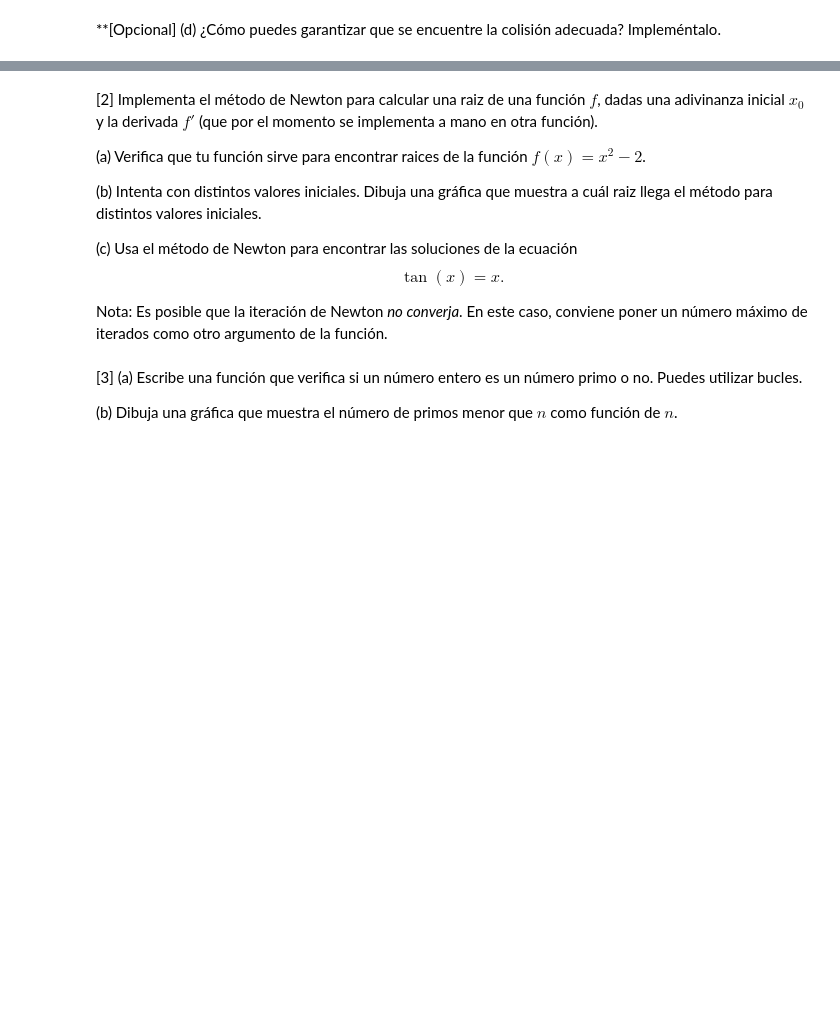
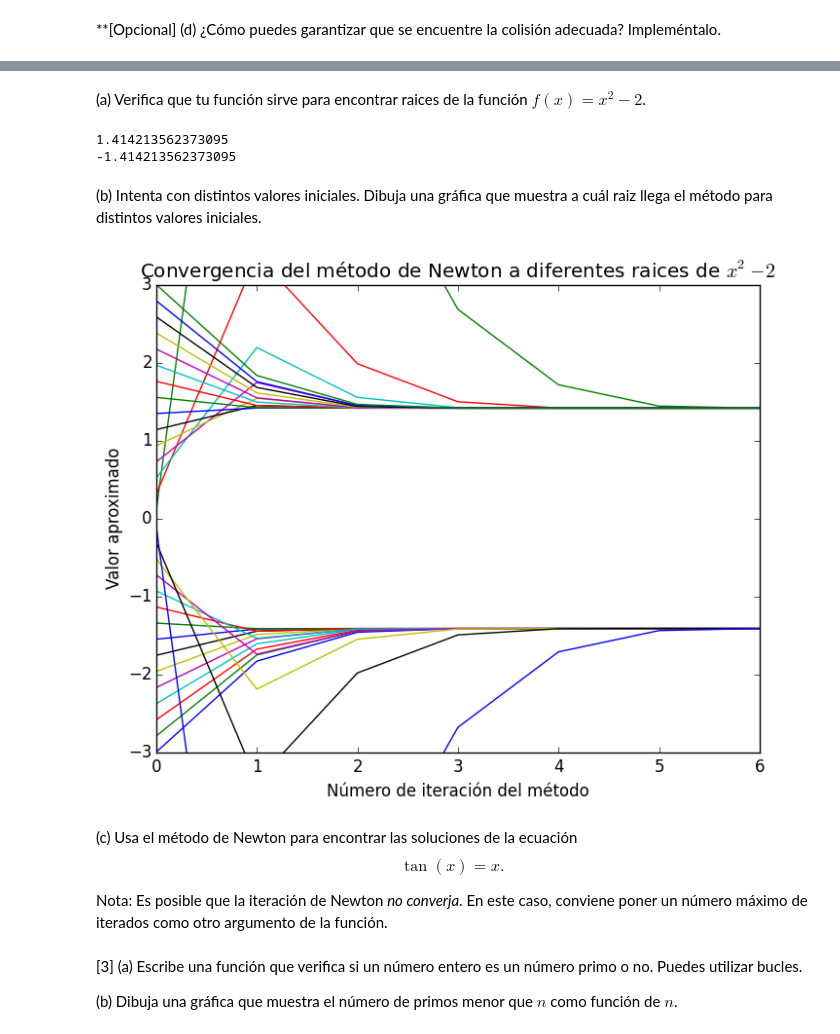
Before and after one commit to ivan-galinskiy/fisica_computacional, a Jupyter notebook: tareas/Tarea 03.ipynb, the cells around one changed output, grey strips where cells are left out. Saved outputs shown, nothing was run; the diff lists cells and outputs as text; code cells hidden in the pictures; blank space fills up the shorter version.

```diff
--- a/tareas/Tarea 03.ipynb
+++ b/tareas/Tarea 03.ipynb
@@ -95,10 +144,50 @@ plot_tracks(-4, 1, 1, 3);
+# %%
+### Solución a 2.0
+
+### El método de Newton acepta la función cuyas raices hay que encontrar (f),
+### su derivada (fp) la adivinanza inicial x0 y el límite de recursión n (300 por defecto):
+function find_root_newton(f, fp, x0, n=300)
+    # Checamos si no llegamos al límite de recursión
+    if n == 0
+        return x0
+    end
+
+    xnext = x0 - f(x0)/fp(x0)
+    return find_root_newton(f, fp, xnext, n-1)
+end;
+# %% [markdown]
+(a) Verifica que tu función sirve para encontrar raices de la función $f(x) = x^2 - 2$.
+# %%
+### Solución a 2.a
+
+# Verificamos que las raices sean las esperadas
+println(find_root_newton(x -> x^2 - 2, x -> 2x, 2))
+println(find_root_newton(x -> x^2 - 2, x -> 2x, -2))
+# %% [output]
+1.414213562373095
+-1.414213562373095
+# %% [markdown]
+(b) Intenta con distintos valores iniciales. Dibuja una gráfica que muestra a cuál raiz llega el método para distintos valores iniciales.
+# %%
+### Graficaremos la convergencia para diferentes valores de x0 y n
+
+### Rango de valores iniciales
+x0range = linspace(-3, 3, 30);
+
+### Rango de profundidades de recursión (i.e. número de pasos en aproximaciones)
+nrange = 0:6;
+
+for x0 in x0range
+    plot(nrange, [find_root_newton(x -> x^2 - 2, x -> 2x, x0, n) for n in nrange])
+end
+
+ylim(-3, 3);
+xlabel("Número de iteración del método");
+ylabel("Valor aproximado")
+title(L"Convergencia del método de Newton a diferentes raices de $x^2 - 2$");
+# %% [output]
+[figure, added]
 # %% [markdown]
-[2] Implementa el método de Newton para calcular una raiz de una función $f$, dadas una adivinanza inicial $x_0$ y la derivada $f'$ (que por el momento se implementa a mano en otra función).
-
-(a) Verifica que tu función sirve para encontrar raices de la función $f(x) = x^2 - 2$.
-
-(b) Intenta con distintos valores iniciales. Dibuja una gráfica que muestra a cuál raiz llega el método para distintos valores iniciales.
-
 (c) Usa el método de Newton para encontrar las soluciones de la ecuación
 $$ \tan(x) = x. $$
 
```
Also changed, not shown: parts of 6 cells of this notebook.
